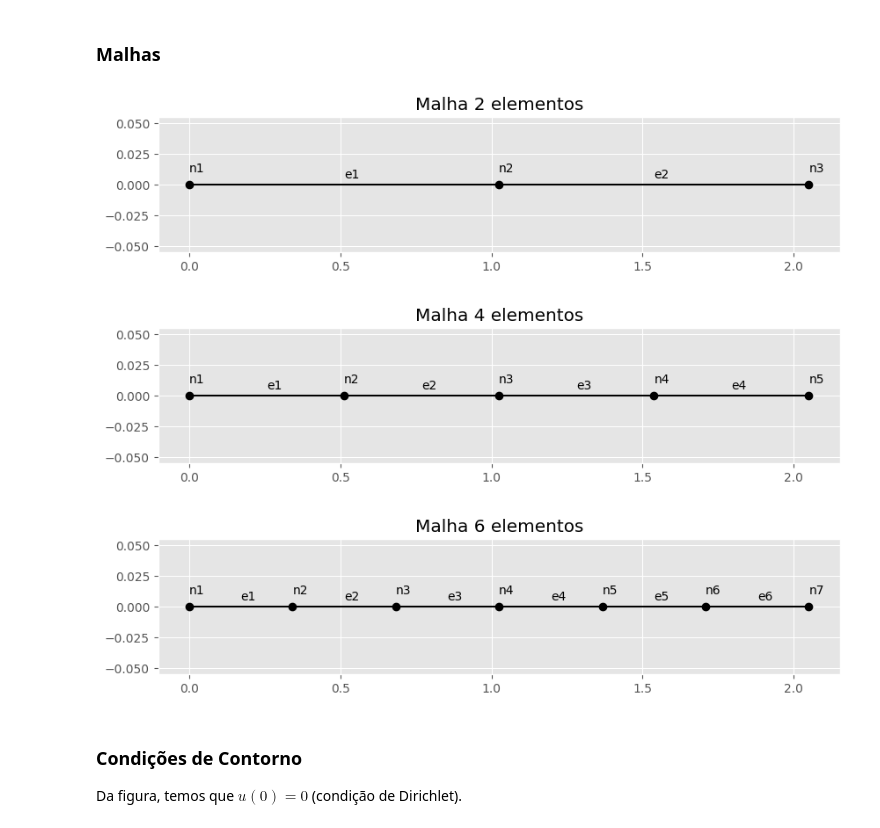
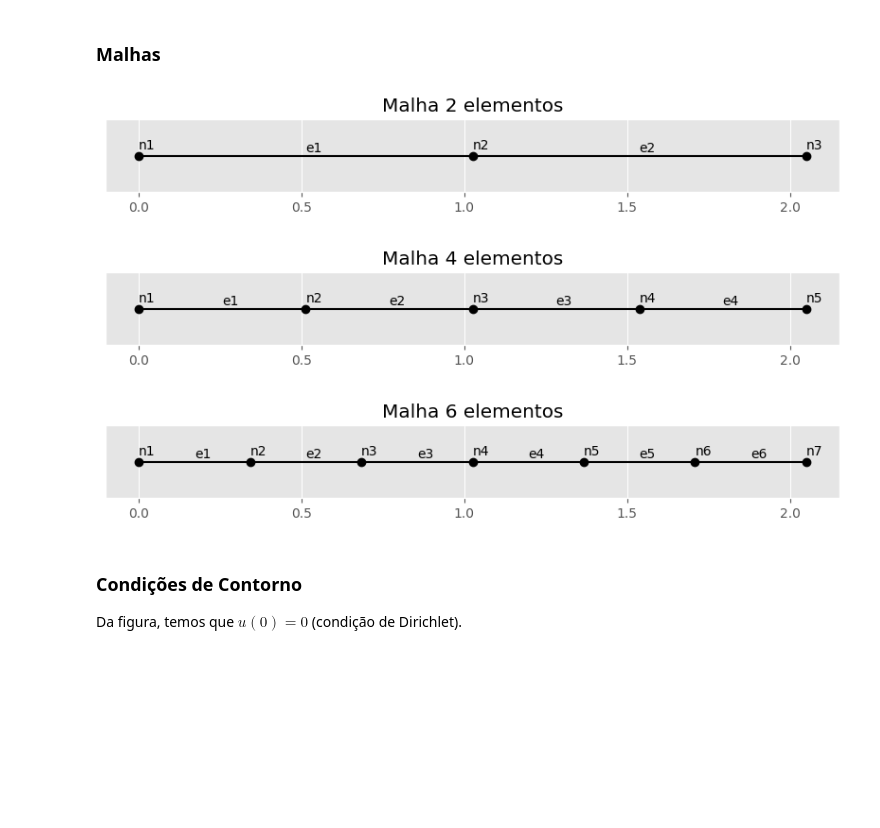
Before and after one commit to antoniomedeiros1/MAC008-Lista-1, a Jupyter notebook: 04-Exercicio4.ipynb, the cells around one changed output. Drawn from its saved outputs; the diff is of its cells as text; code cells hidden in the pictures; blank space fills up the shorter version.

```diff
--- a/04-Exercicio4.ipynb
+++ b/04-Exercicio4.ipynb
@@ -29,24 +29,25 @@ onde $\delta$ é a função delta de Dirac.
 # %%
 from matplotlib import pyplot as plt
 plt.style.use('ggplot')
 L=41/20
 for n in [2, 4, 6]:
-    plt.figure(figsize=(10,2))
+    plt.figure(figsize=(10,1))
     plt.plot([i*L/n for i in range(n+1)],
             [0 for i in range(n+1)],
             '-o',
             color='black'
     )
     for i in range(n):
         plt.annotate(f'n{i+1}', (i*L/n,0.01))
         plt.annotate(f'e{i+1}', (i*L/n + (L/n)/2,0.005))
     plt.annotate(f'n{n+1}', (L, 0.01))
+    plt.gca().get_yaxis().set_visible(False)
     plt.title(f'Malha {n} elementos')
     plt.show()
 # %% [output]
-[figure, old version]
+[figure, new version]
-[figure, old version]
+[figure, new version]
-[figure, old version]
+[figure, new version]
 # %% [markdown]
 ### Condições de Contorno
 
```
Also changed, not shown: 2 other files.
